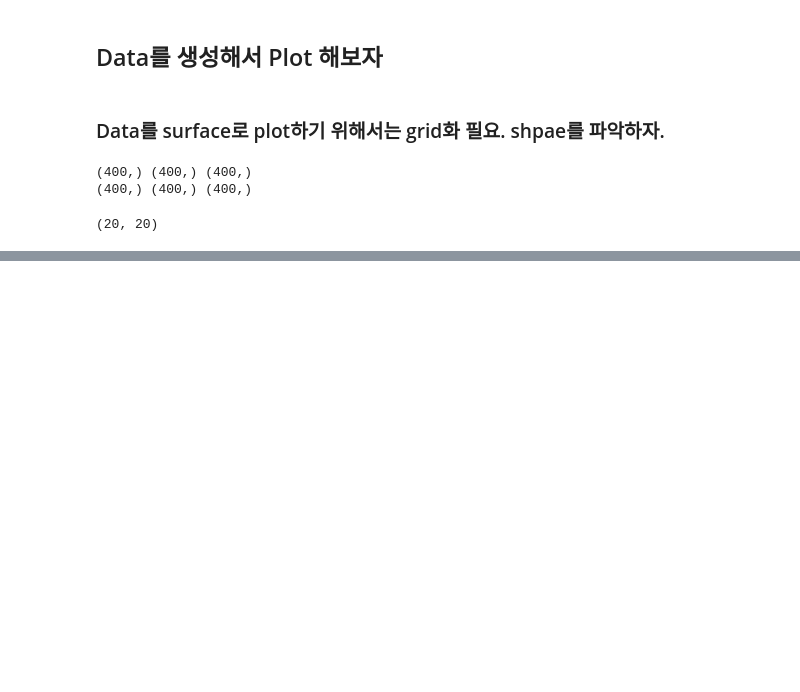
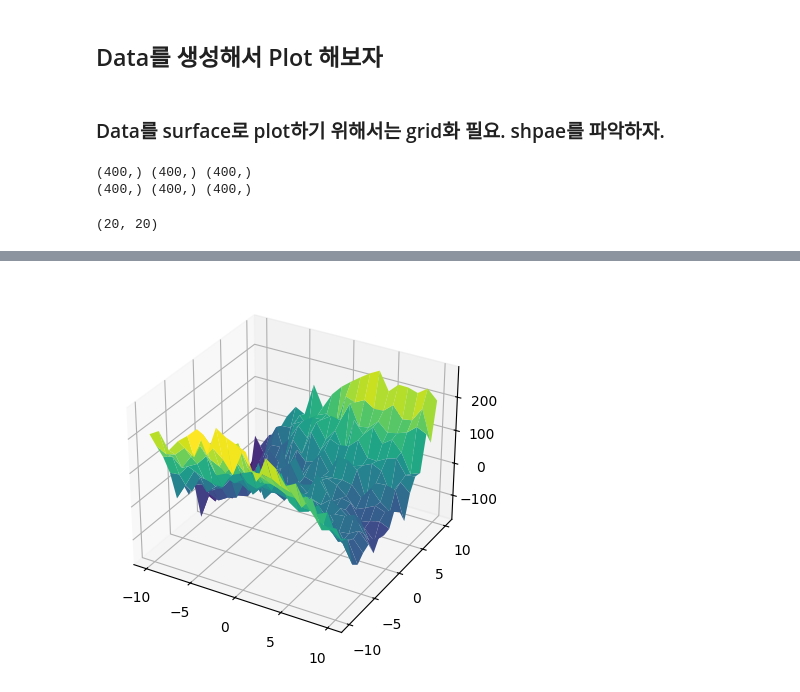
Before and after one commit to ha5804/Data_Preprossesing, a Jupyter notebook: 3D_Matplot.ipynb, the cells around one changed output, grey strips where cells are left out. Cells and saved outputs as stored; diff of their text form; code cells hidden in the pictures; blank space fills up the shorter version.

```diff
--- a/3D_Matplot.ipynb
+++ b/3D_Matplot.ipynb
@@ -109,0 +116,4 @@ print(grid_x.shape)
+# %%
+myplot.plot_surface(grid_n_x, grid_n_y , grid_n_z)
+# %% [output]
+[figure, added]
```
Also changed, not shown: parts of 3 cells of this notebook.
